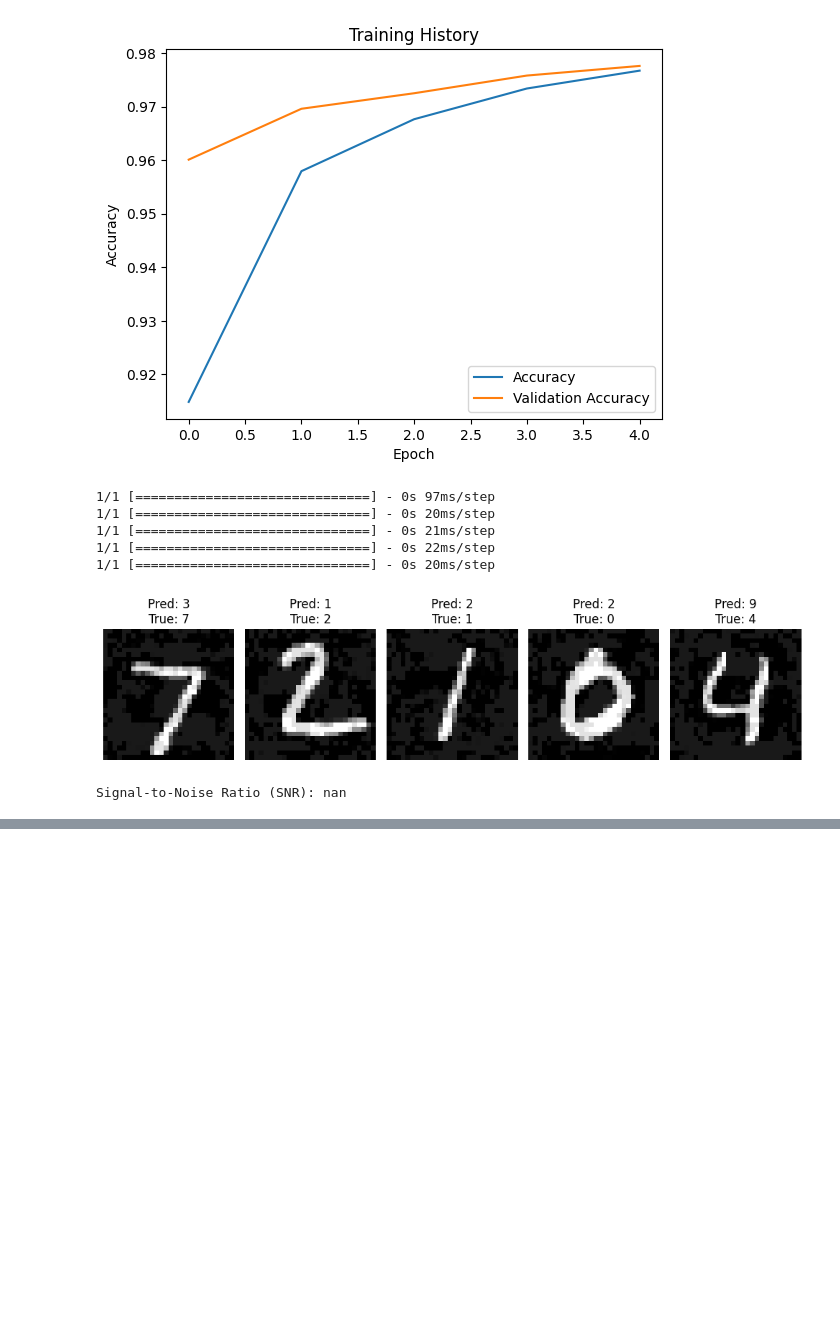
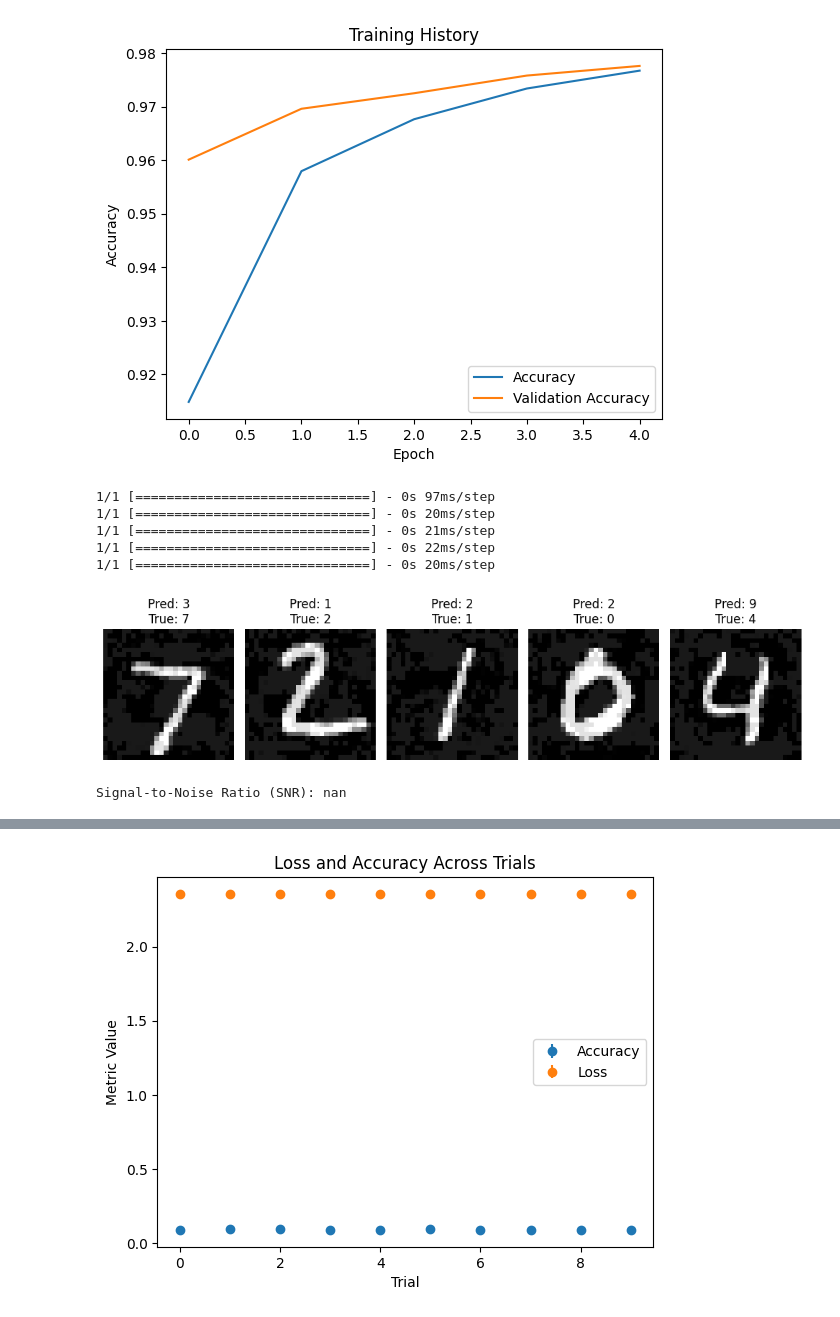
Before and after one commit to mr-nudo/neuronModels1, a Jupyter notebook: feedforward+noise.ipynb, the cells around one changed output, grey strips where cells are left out. Saved outputs shown, nothing was run; the diff lists cells and outputs as text; code cells hidden in the pictures; blank space fills up the shorter version.

```diff
--- a/feedforward+noise.ipynb
+++ b/feedforward+noise.ipynb
@@ -461,0 +704,68 @@ Signal-to-Noise Ratio (SNR): nan
+# %%
+import numpy as np
+import matplotlib.pyplot as plt
+import tensorflow as tf
+
+# Load MNIST dataset
+(X_train, y_train), (X_test, y_test) = tf.keras.datasets.mnist.load_data()
+X_train = X_train.reshape(-1, 28 * 28).astype(np.float32) / 255.0
+X_test = X_test.reshape(-1, 28 * 28).astype(np.float32) / 255.0
+
+# Define the neural network model
+model = tf.keras.Sequential([
+    tf.keras.layers.Dense(128, activation='relu', input_shape=(28 * 28,)),
+    tf.keras.layers.Dense(64, activation='relu'),
+    tf.keras.layers.Dense(10, activation='softmax')
+])
+
+# Compile the model
+model.compile(optimizer='adam', loss='sparse_categorical_crossentropy', metrics=['accuracy'])
+
+# Function to generate adversarial examples
+def generate_adversarial_examples(model, X_test, y_test, eps=0.3):
+    perturbations = tf.random.uniform(shape=tf.shape(X_test), minval=-eps, maxval=eps)
+    X_adv = X_test + perturbations
+    X_adv = tf.clip_by_value(X_adv, clip_value_min=0.0, clip_value_max=1.0)
+    return X_adv
+
+# Experiment parameters
+num_trials = 10
+eps = 0.3
+
+# Lists to store metrics
+accuracy_values = []
+loss_values = []
+
+# Run the experiment
+for i in range(num_trials):
+    print(f"Trial {i+1}/{num_trials}")
+
+    # Generate adversarial examples
+    X_adv = generate_adversarial_examples(model, X_test, y_test, eps=eps)
+
+    # Evaluate the model on adversarial examples
+    loss, accuracy = model.evaluate(X_adv, y_test, verbose=0)
+
+    # Collect metrics
+    accuracy_values.append(accuracy)
+    loss_values.append(loss)
+
+# Calculate mean and standard deviation
+mean_accuracy = np.mean(accuracy_values)
+std_accuracy = np.std(accuracy_values)
+mean_loss = np.mean(loss_values)
+std_loss = np.std(loss_values)
+
+# Print results
+print(f"Mean Accuracy: {mean_accuracy}, Std Accuracy: {std_accuracy}")
+print(f"Mean Loss: {mean_loss}, Std Loss: {std_loss}")
+
+# Plot results
+plt.errorbar(range(num_trials), accuracy_values, yerr=std_accuracy, fmt='o', label='Accuracy')
+plt.errorbar(range(num_trials), loss_values, yerr=std_loss, fmt='o', label='Loss')
+plt.xlabel('Trial')
+plt.ylabel('Metric Value')
+plt.title('Loss and Accuracy Across Trials')
+plt.legend()
+plt.show()
+# %% [output]
@@ -461,0 +784 @@ Signal-to-Noise Ratio (SNR): nan
+[figure, added]
```
Also changed, not shown: parts of 9 cells of this notebook.
